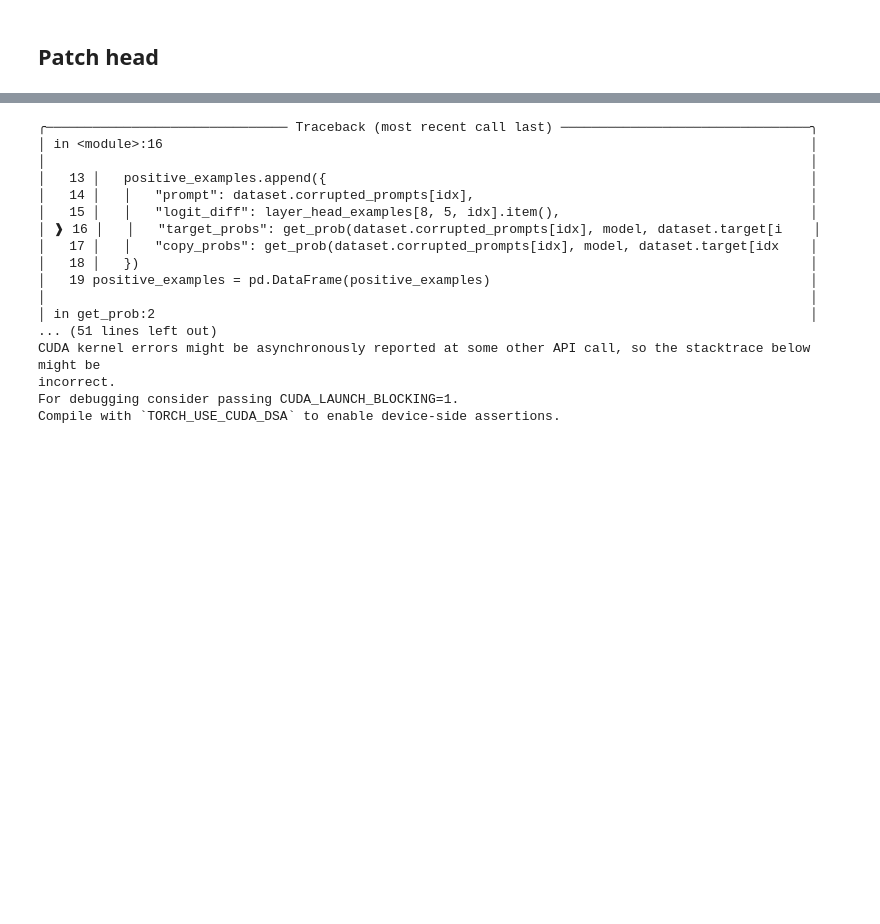
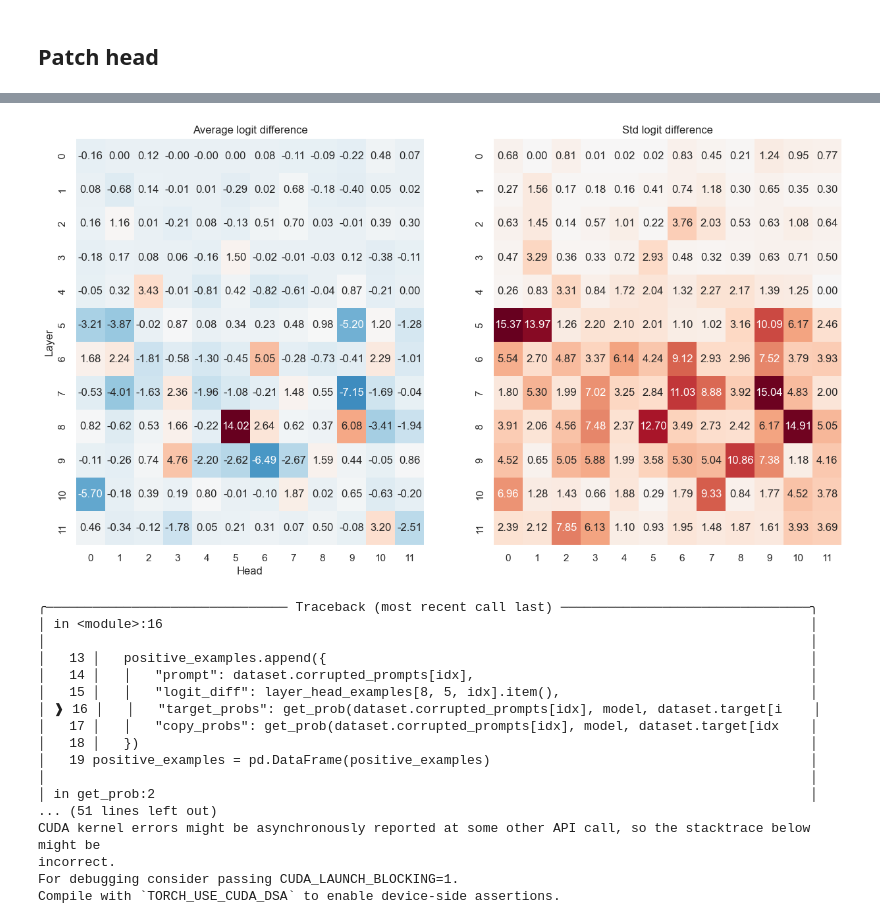
Before and after one commit to francescortu/comp-mech, a Jupyter notebook: notebooks/smalldataset refactor.ipynb, the cells around one changed output, grey strips where cells are left out. Cells and saved outputs as stored; diff of their text form; code cells hidden in the pictures; blank space fills up the shorter version.

```diff
--- a/notebooks/smalldataset refactor.ipynb
+++ b/notebooks/smalldataset refactor.ipynb
@@ -70,6 +70,6 @@ my_data = json.load(open("../data/counterfact_small_15.json"))
 import random
 random.seed(124)
 random.shuffle(my_data)
-my_data = my_data[:150]
+my_data = my_data[:700]
 print(len(my_data))
 # %% [output]
@@ -291,5 +545,5 @@ sns.heatmap(
 # %%
-layer, head = 5,2
+layer, head = 5,1
 print((layer_head_examples[layer,head] < 0).sum())
 print((layer_head_examples[layer,head] > 0).sum())
 # %% [output]
@@ -297,0 +575,6 @@ tensor(40)
+# %%
+import circuitsvis as cv
+index = 49
+clean_prompt, corrupted_prompt = dataset[index]["clean_prompts"], dataset[index]["corrupted_prompts"]
+logit, cache = model.run_with_cache(clean_prompt)
+cv.attention.attention_patterns(model.to_str_tokens(clean_prompt), cache["pattern",layer][0])
@@ -297,0 +583,6 @@ tensor(40)
+# %%
+import circuitsvis as cv
+index = 49
+clean_prompt, corrupted_prompt = dataset[index]["clean_prompts"], dataset[index]["corrupted_prompts"]
+logit, cache = model.run_with_cache(corrupted_prompt)
+cv.attention.attention_patterns(model.to_str_tokens(corrupted_prompt), cache["pattern",layer][0])
@@ -297,0 +595,70 @@ tensor(40)
+# %%
+# patch attention head
+from functools import partial
+from tqdm import tqdm
+
+
+def heads_hook(activation, hook, head, clean_activation, pos1=None, pos2=None):
+    activation[:, head, -1, :] = clean_activation[:, head, -1, :]
+    return activation
+
+
+result = torch.zeros((model.cfg.n_layers, model.cfg.n_heads))
+result_std = torch.zeros((model.cfg.n_layers, model.cfg.n_heads))
+layer_head_examples = torch.zeros((model.cfg.n_layers, model.cfg.n_heads, batch_size*num_batches))
+for layer in tqdm(range(model.cfg.n_layers)):
+    for head in range(model.cfg.n_heads):
+        logit_diff = torch.zeros(num_batches, batch_size)
+        for idx, batch in enumerate(dataloader):
+            corrupted_logit, corrupted_cache = model.run_with_cache(batch["corrupted_prompts"])
+            hook = partial(
+                heads_hook,
+                head=head,
+                clean_activation=corrupted_cache[f"blocks.{layer}.attn.hook_pattern"],
+            )
+            logit = model.run_with_hooks(
+                batch["clean_prompts"],
+                fwd_hooks=[(f"blocks.{layer}.attn.hook_pattern", hook)],
+            )[:,-1,:]
+            logit_diff[idx,:] = to_logit_diff(logit, batch["target"])
+
+
+        logit_diff = logit_diff.flatten()
+        avg_logit_diff = normalize_logit_diff(logit_diff, "clean").mean(0)
+        layer_head_examples[layer, head, :] = normalize_logit_diff(logit_diff, "clean")
+        result[layer, head] = avg_logit_diff
+        result_std[layer, head] = normalize_logit_diff(logit_diff, "clean").std(0)
+
+# plot the result as a heatmap
+import matplotlib.pyplot as plt
+import seaborn as sns
+
+sns.set()
+sns.set_style("whitegrid", {"axes.grid": False})
+# add also the std heatmap
+fig, ax = plt.subplots(1, 2, figsize=(15, 8))
+ax[0].set_title("Average logit difference")
+ax[1].set_title("Std logit difference")
+# make the center of the heatmap 0 and white color
+sns.heatmap(
+    result.detach().cpu().numpy(),
+    annot=True,
+    fmt=".2f",
+    cbar=False,
+    ax=ax[0],
+    center=1.0,
+    cmap="RdBu_r",
+)
+# label the axes
+ax[0].set_xlabel("Head")
+ax[0].set_ylabel("Layer")
+sns.heatmap(
+    result_std.detach().cpu().numpy(),
+    annot=True,
+    fmt=".2f",
+    cbar=False,
+    ax=ax[1],
+    center=0.0,
+    cmap="RdBu_r",
+)
+# %% [output]
@@ -298,3 +666,4 @@ tensor(40)
+[figure, added]
 # %%
 def get_prob(prompt, model, target):
     probs = torch.softmax(model(prompt), dim=-1)[:,-1,:]
```
Also changed, not shown: parts of 18 cells of this notebook.
